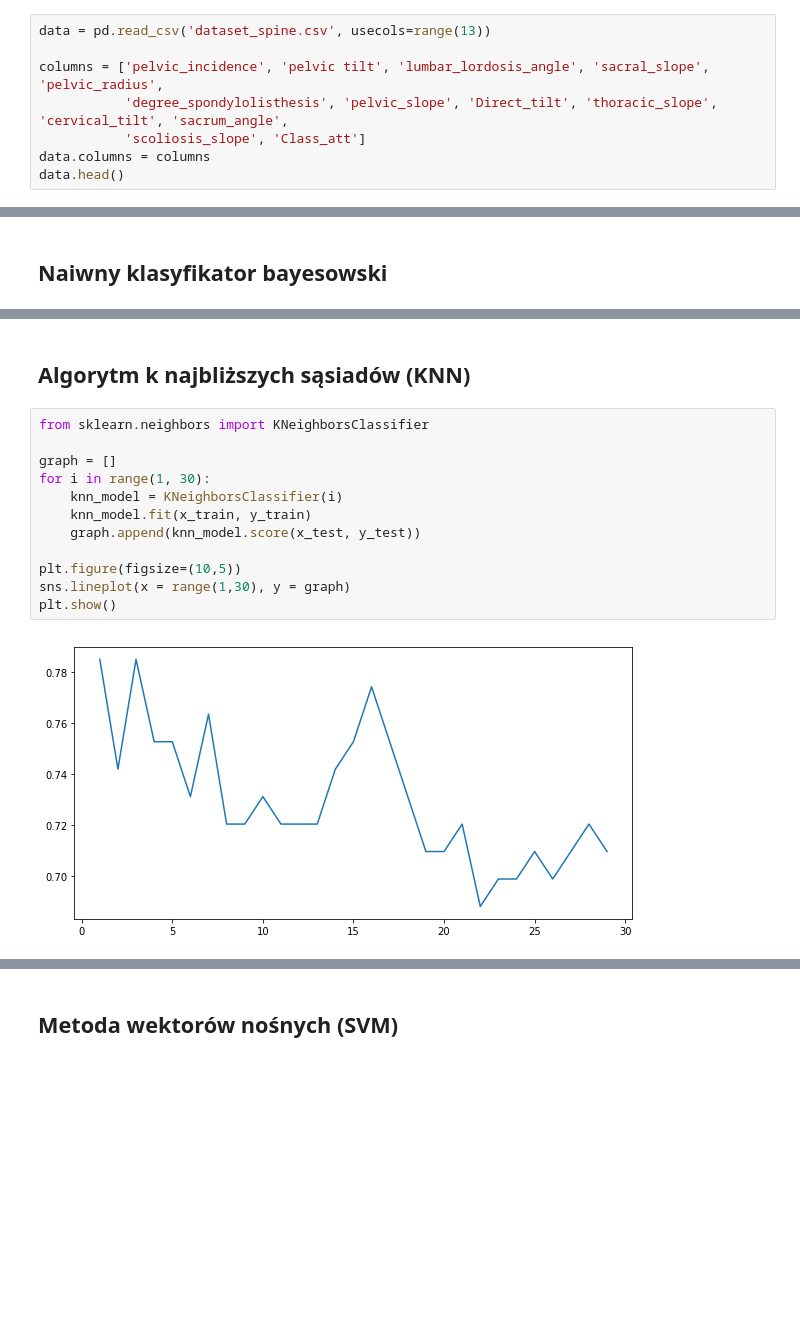
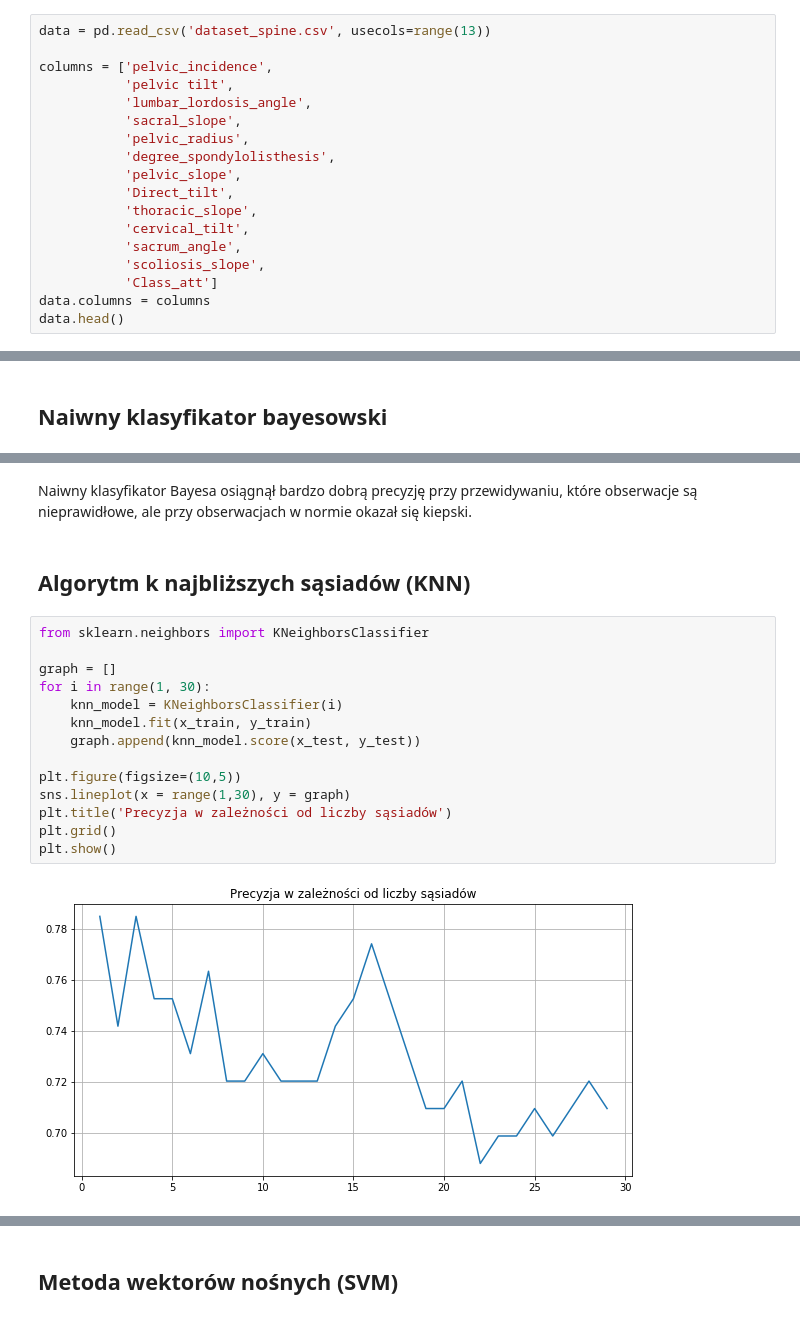
Before and after one commit to monika-osiak/lower-back-pain-classification, a Jupyter notebook: lower-back-pain-classification.ipynb, the cells around one changed output, grey strips where cells are left out. Drawn from its saved outputs; the diff is of its cells as text; blank space fills up the shorter version.

```diff
--- a/lower-back-pain-classification.ipynb
+++ b/lower-back-pain-classification.ipynb
@@ -18,9 +21,19 @@ warnings.filterwarnings('ignore')
 # %%
 data = pd.read_csv('dataset_spine.csv', usecols=range(13))
 
-columns = ['pelvic_incidence', 'pelvic tilt', 'lumbar_lordosis_angle', 'sacral_slope', 'pelvic_radius',
-           'degree_spondylolisthesis', 'pelvic_slope', 'Direct_tilt', 'thoracic_slope', 'cervical_tilt', 'sacrum_angle',
-           'scoliosis_slope', 'Class_att']
+columns = ['pelvic_incidence',
+           'pelvic tilt',
+           'lumbar_lordosis_angle',
+           'sacral_slope',
+           'pelvic_radius',
+           'degree_spondylolisthesis',
+           'pelvic_slope',
+           'Direct_tilt',
+           'thoracic_slope',
+           'cervical_tilt',
+           'sacrum_angle',
+           'scoliosis_slope',
+           'Class_att']
 data.columns = columns
 data.head()
 # %% [output]
@@ -201,16 +247,20 @@ weighted avg       0.83      0.77      0.79        93
+# %% [markdown]
+Naiwny klasyfikator Bayesa osiągnął bardzo dobrą precyzję przy przewidywaniu, które obserwacje są nieprawidłowe, ale przy obserwacjach w normie okazał się kiepski.
 # %% [markdown]
 ## Algorytm k najbliższych sąsiadów (KNN)
 # %%
 from sklearn.neighbors import KNeighborsClassifier
 
 graph = []
 for i in range(1, 30):
     knn_model = KNeighborsClassifier(i)
     knn_model.fit(x_train, y_train)
     graph.append(knn_model.score(x_test, y_test))
 
 plt.figure(figsize=(10,5))
 sns.lineplot(x = range(1,30), y = graph)
+plt.title('Precyzja w zależności od liczby sąsiadów')
+plt.grid()
 plt.show()
 # %% [output]
-[figure, old version]
+[figure, new version]
```
Also changed, not shown: parts of 35 cells of this notebook.
